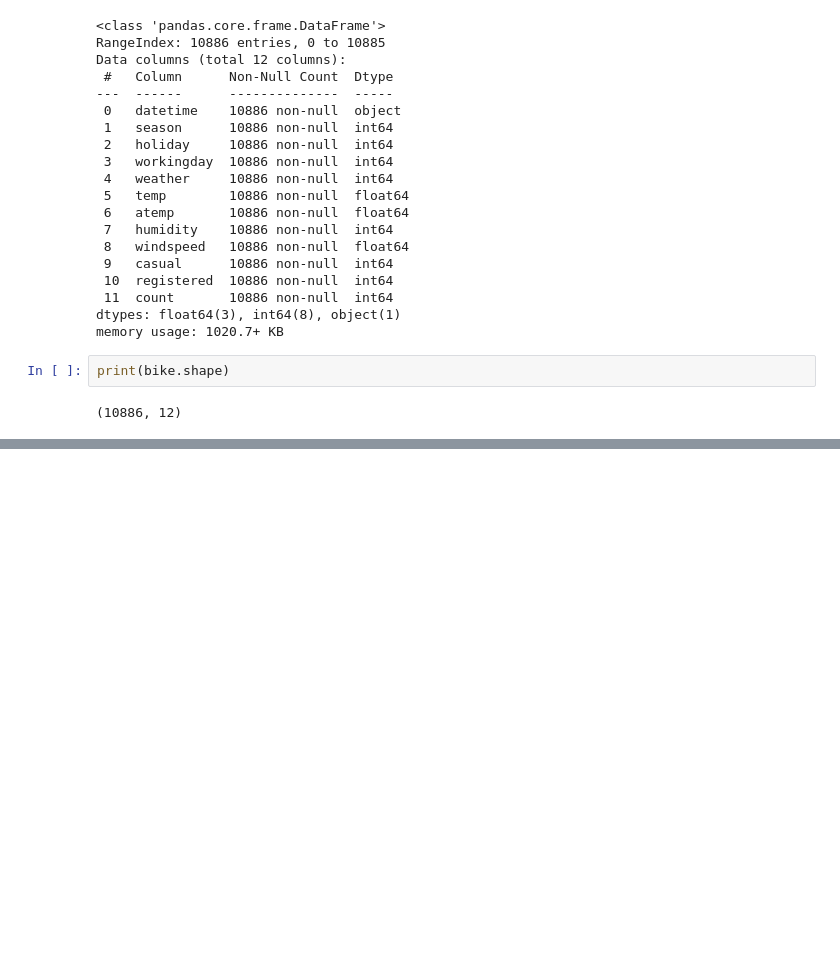
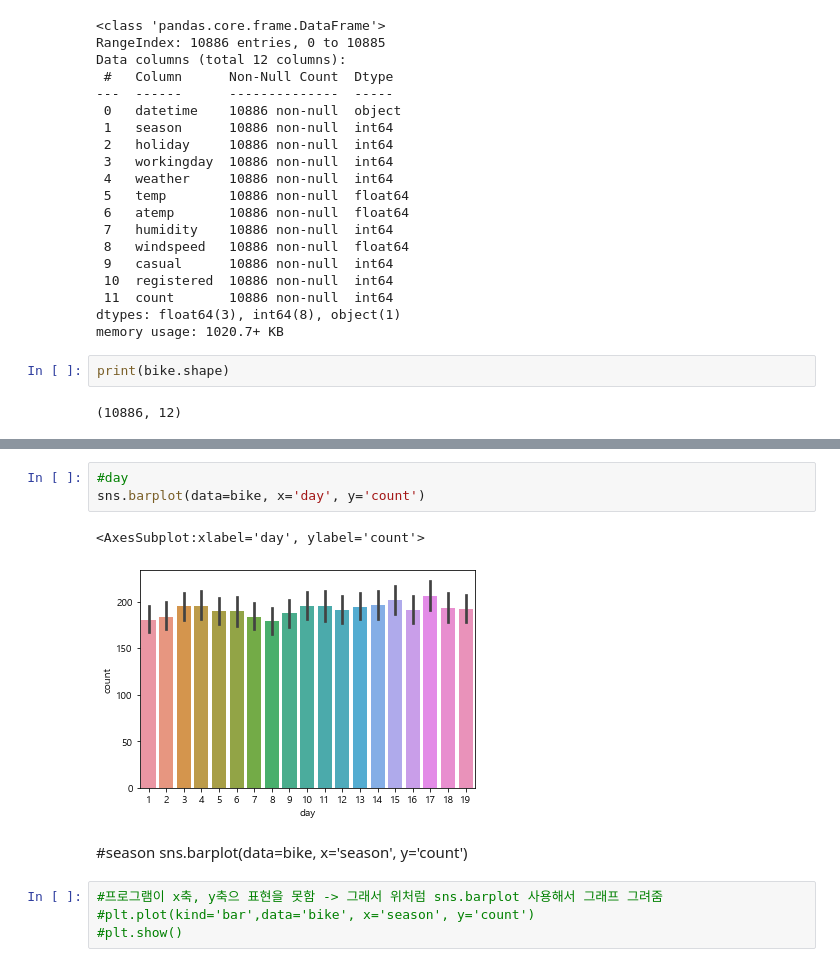
Before and after one commit to eeyeji/Python_Library, a Jupyter notebook: 4일차/bike.ipynb, the cells around one changed output, grey strips where cells are left out. Drawn from its saved outputs; the diff is of its cells as text; blank space fills up the shorter version.

```diff
--- a/4일차/bike.ipynb
+++ b/4일차/bike.ipynb
@@ -71,0 +140,13 @@ bike.corr()
+# %%
+#day
+sns.barplot(data=bike, x='day', y='count')
+# %% [output]
+<AxesSubplot:xlabel='day', ylabel='count'>
+[figure, added]
+# %% [markdown]
+#season
+sns.barplot(data=bike, x='season', y='count')
+# %%
+#프로그램이 x축, y축으 표현을 못함 -> 그래서 위처럼 sns.barplot 사용해서 그래프 그려줌
+#plt.plot(kind='bar',data='bike', x='season', y='count')
+#plt.show()
```
Also changed, not shown: parts of 14 cells of this notebook, 1 other file.
